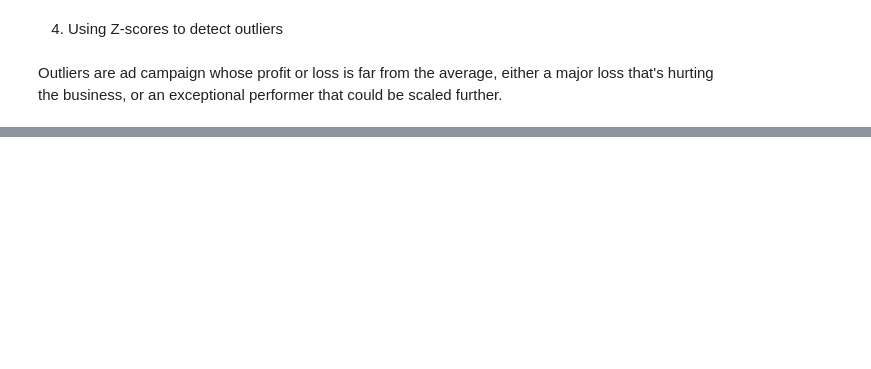
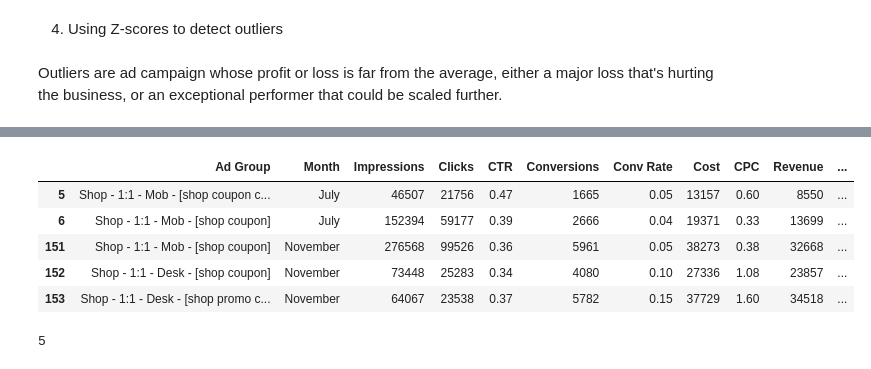
Before and after one commit to TUITOEKK/Retail-Ad-campaign-analysis, a Jupyter notebook: Analysis.ipynb, the cells around one changed output, grey strips where cells are left out. Drawn from its saved outputs; the diff is of its cells as text; code cells hidden in the pictures; blank space fills up the shorter version.

```diff
--- a/Analysis.ipynb
+++ b/Analysis.ipynb
@@ -340,4 +340,6 @@ In business terms, this means:
 # %% [markdown]
  Outliers are ad campaign whose profit or loss is far from the average, either a major loss that's hurting the business, or an exceptional performer that could be scaled further.
 # %%
-data['zscore'] = stats.zscore(data['P&L'])
+from scipy.stats import zscore
+
+data['zscore'] = zscore(data['P&L'])
@@ -345,0 +355,15 @@ NameError: name 'stats' is not defined
+# %%
+outliers = data[(data['zscore'] > 3) | (data['zscore'] < -3)]
+# %%
+outliers.head()
+# %% [output]
+|  | Ad Group | Month | Impressions | Clicks | CTR | Conversions | Conv Rate | Cost | CPC | Revenue | ... |
+| 5 | Shop - 1:1 - Mob - [shop coupon c... | July | 46507 | 21756 | 0.47 | 1665 | 0.05 | 13157 | 0.60 | 8550 | ... |
+| 6 | Shop - 1:1 - Mob - [shop coupon] | July | 152394 | 59177 | 0.39 | 2666 | 0.04 | 19371 | 0.33 | 13699 | ... |
+| 151 | Shop - 1:1 - Mob - [shop coupon] | November | 276568 | 99526 | 0.36 | 5961 | 0.05 | 38273 | 0.38 | 32668 | ... |
+| 152 | Shop - 1:1 - Desk - [shop coupon] | November | 73448 | 25283 | 0.34 | 4080 | 0.10 | 27336 | 1.08 | 23857 | ... |
+| 153 | Shop - 1:1 - Desk - [shop promo c... | November | 64067 | 23538 | 0.37 | 5782 | 0.15 | 37729 | 1.60 | 34518 | ... |
+# %%
+print(len(outliers))
+# %% [output]
+5
```
Also changed, not shown: parts of 14 cells of this notebook.
